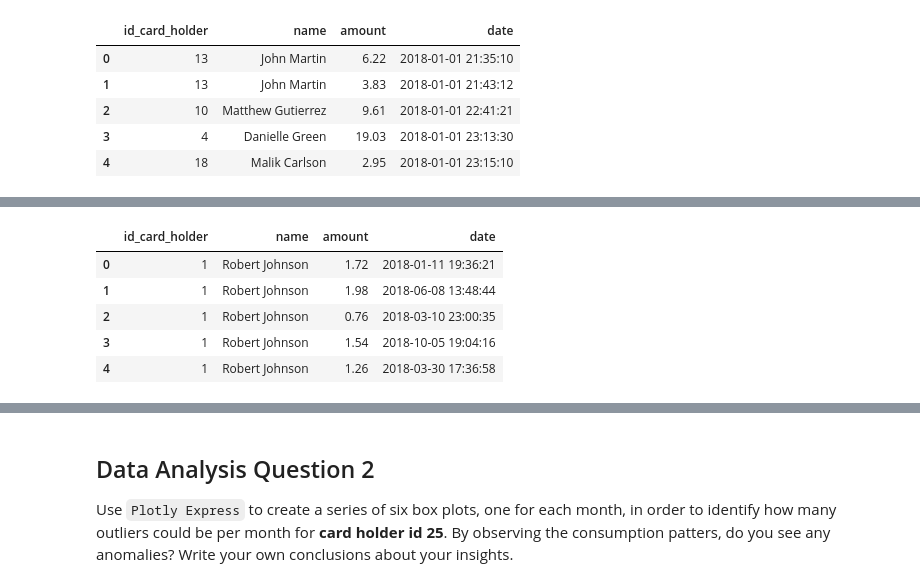
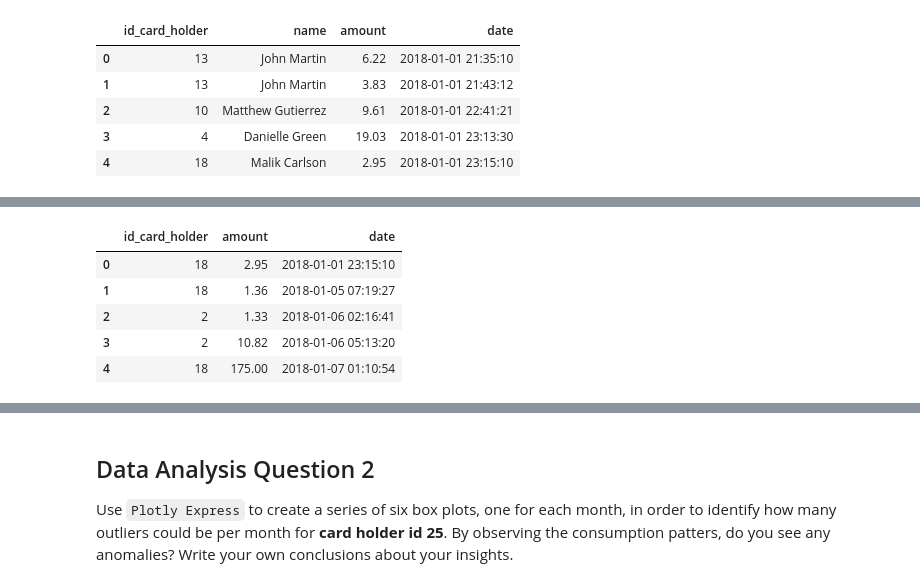
Before and after one commit to AnnSweetNanners/sql-homework, a Jupyter notebook: 07-SQL/Instructions/Starter_Files/visual_data_analysis.ipynb, the cells around one changed output, grey strips where cells are left out. Drawn from its saved outputs; the diff is of its cells as text; code cells hidden in the pictures.

```diff
--- a/07-SQL/Instructions/Starter_Files/visual_data_analysis.ipynb
+++ b/07-SQL/Instructions/Starter_Files/visual_data_analysis.ipynb
@@ -89,17 +216,20 @@ line_data.head()
 # %%
-query8='''
-SELECT cc.id_card_holder, ch.name,t.amount, t.date
+# combined plot for card holders 2 and 18
+query7='''
+SELECT
+cc.id_card_holder,t.amount, t.date
 FROM credit_card as cc
 INNER JOIN card_holder as ch ON cc.id_card_holder=ch.id_card_holder
 INNER JOIN transaction as t ON t.card=cc.card
-WHERE amount <=2
-ORDER BY id_card_holder ASC;'''
-lowest_purch_df=pd.read_sql(query8, engine)
-lowest_purch_df.head()
+WHERE cc.id_card_holder=2
+OR cc.id_card_holder=18'''
+
+combined_df=pd.read_sql(query7,engine)
+combined_df.head()
 # %% [output]
-|  | id_card_holder | name | amount | date |
-| 0 | 1 | Robert Johnson | 1.72 | 2018-01-11 19:36:21 |
-| 1 | 1 | Robert Johnson | 1.98 | 2018-06-08 13:48:44 |
-| 2 | 1 | Robert Johnson | 0.76 | 2018-03-10 23:00:35 |
-| 3 | 1 | Robert Johnson | 1.54 | 2018-10-05 19:04:16 |
-| 4 | 1 | Robert Johnson | 1.26 | 2018-03-30 17:36:58 |
+|  | id_card_holder | amount | date |
+| 0 | 18 | 2.95 | 2018-01-01 23:15:10 |
+| 1 | 18 | 1.36 | 2018-01-05 07:19:27 |
+| 2 | 2 | 1.33 | 2018-01-06 02:16:41 |
+| 3 | 2 | 10.82 | 2018-01-06 05:13:20 |
+| 4 | 18 | 175.00 | 2018-01-07 01:10:54 |
```
Also changed, not shown: parts of 22 cells of this notebook, 1 other file.
